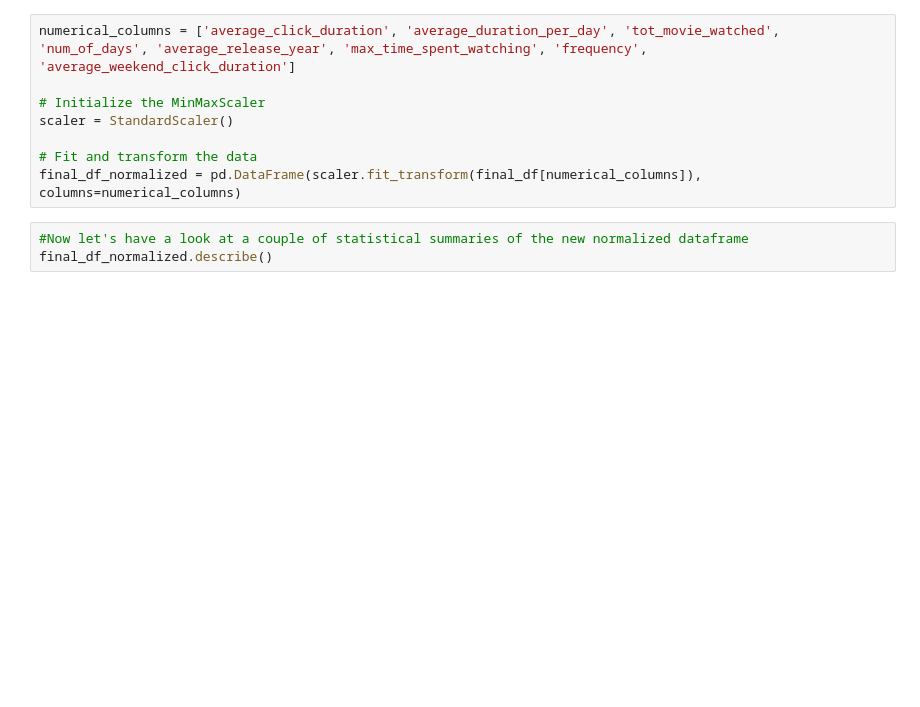
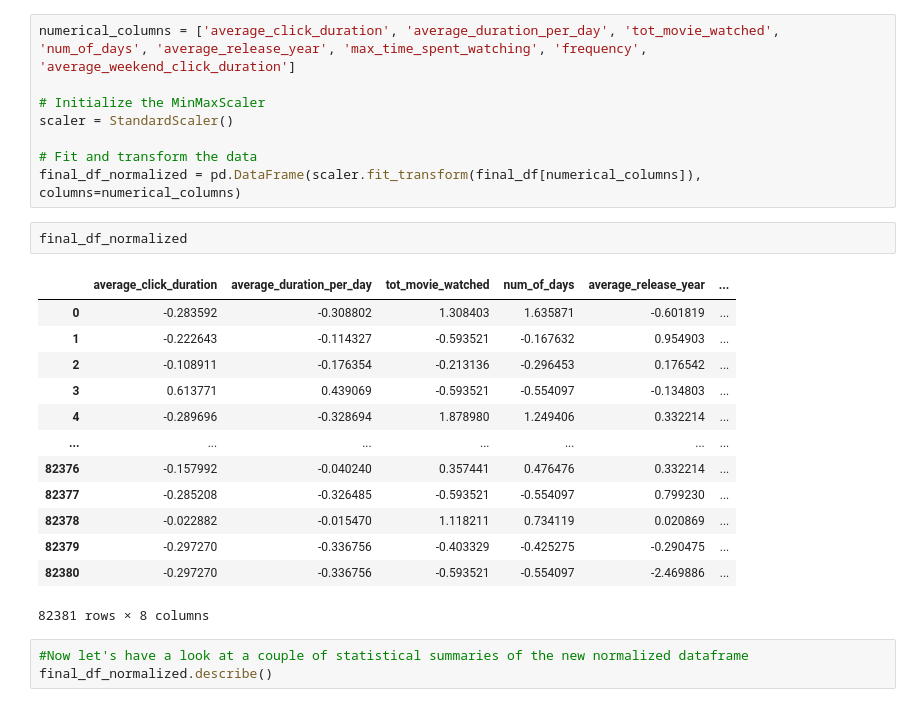
Before and after one commit to do3-173/ADM_HW4, a Jupyter notebook: HMW4_(Q2_2_1_and_2_2).ipynb, the cells around one changed output. Saved outputs shown, nothing was run; the diff lists cells and outputs as text; blank space fills up the shorter version.

```diff
--- a/HMW4_(Q2_2_1_and_2_2).ipynb
+++ b/HMW4_(Q2_2_1_and_2_2).ipynb
@@ -866,6 +866,22 @@ scaler = StandardScaler()
 
 # Fit and transform the data
 final_df_normalized = pd.DataFrame(scaler.fit_transform(final_df[numerical_columns]), columns=numerical_columns)
+# %%
+final_df_normalized
+# %% [output]
+|  | average_click_duration | average_duration_per_day | tot_movie_watched | num_of_days | average_release_year | ... |
+| 0 | -0.283592 | -0.308802 | 1.308403 | 1.635871 | -0.601819 | ... |
+| 1 | -0.222643 | -0.114327 | -0.593521 | -0.167632 | 0.954903 | ... |
+| 2 | -0.108911 | -0.176354 | -0.213136 | -0.296453 | 0.176542 | ... |
+| 3 | 0.613771 | 0.439069 | -0.593521 | -0.554097 | -0.134803 | ... |
+| 4 | -0.289696 | -0.328694 | 1.878980 | 1.249406 | 0.332214 | ... |
+| ... | ... | ... | ... | ... | ... | ... |
+| 82376 | -0.157992 | -0.040240 | 0.357441 | 0.476476 | 0.332214 | ... |
+| 82377 | -0.285208 | -0.326485 | -0.593521 | -0.554097 | 0.799230 | ... |
+| 82378 | -0.022882 | -0.015470 | 1.118211 | 0.734119 | 0.020869 | ... |
+| 82379 | -0.297270 | -0.336756 | -0.403329 | -0.425275 | -0.290475 | ... |
+| 82380 | -0.297270 | -0.336756 | -0.593521 | -0.554097 | -2.469886 | ... |
+82381 rows × 8 columns
 # %%
 #Now let's have a look at a couple of statistical summaries of the new normalized dataframe
 final_df_normalized.describe()
```
Also changed, not shown: parts of 8 cells of this notebook.
